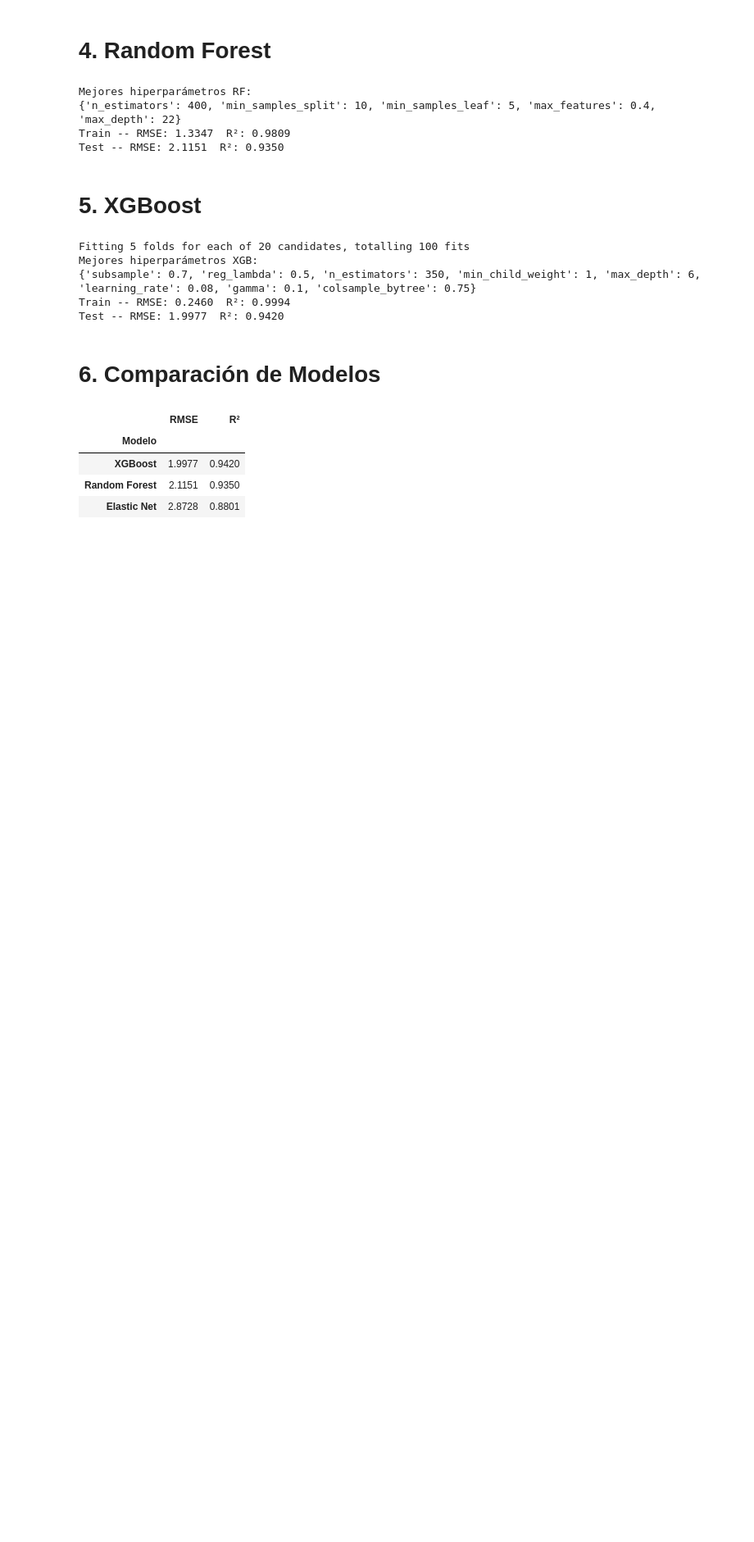
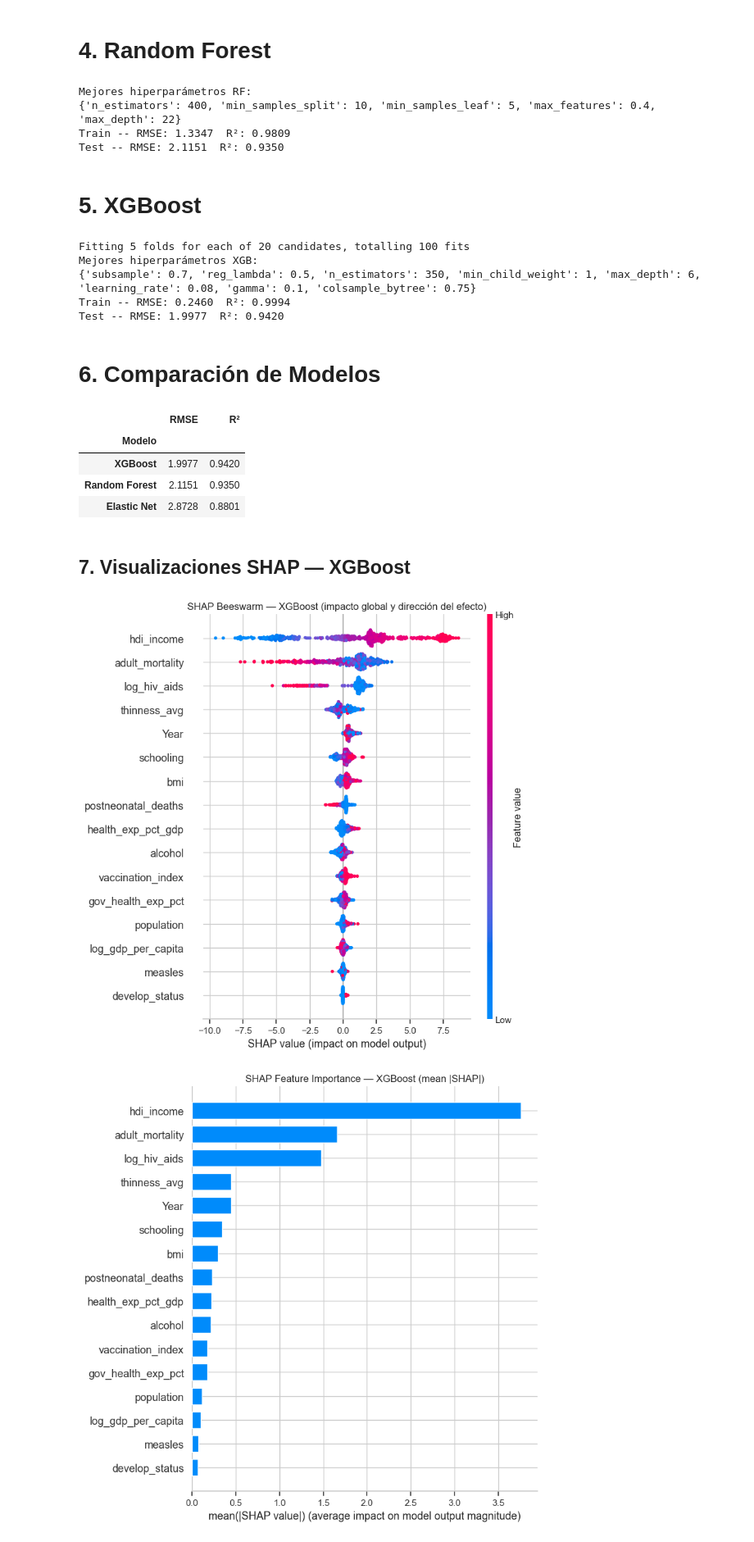
Before and after one commit to darc-17/Sandbox_HE2_DavidRodriguez, a Jupyter notebook: Taller 1/Punto 2. Regresión para Consultoría en Desarrollo Global/modelamiento_punto2.ipynb, the cells around one changed output. Shown at 82% size. Saved outputs shown, nothing was run; the diff lists cells and outputs as text; code cells hidden in the pictures; blank space fills up the shorter version.

Commit message:
Visualizaciones XGBoost

```diff
--- a/Taller 1/Punto 2. Regresión para Consultoría en Desarrollo Global/modelamiento_punto2.ipynb
+++ b/Taller 1/Punto 2. Regresión para Consultoría en Desarrollo Global/modelamiento_punto2.ipynb
@@ -222,3 +222,38 @@ display(comparacion.set_index("Modelo").sort_values("RMSE"))
 | XGBoost | 1.9977 | 0.9420 |
 | Random Forest | 2.1151 | 0.9350 |
 | Elastic Net | 2.8728 | 0.8801 |
+# %% [markdown]
+## 7. Visualizaciones SHAP — XGBoost
+# %%
+import shap
+
+# Submuestra para acelerar el cálculo
+n_shap   = min(1500, X_test.shape[0])
+idx_eval = np.random.RandomState(1999).choice(X_test.shape[0], size=n_shap, replace=False)
+X_eval   = X_test[idx_eval]
+
+explainer   = shap.TreeExplainer(xgb_model)
+shap_values = explainer.shap_values(X_eval)
+
+# XGBRegressor devuelve array 2-D directamente (no lista)
+if isinstance(shap_values, list):
+    shap_values = shap_values[0]
+
+# --- Beeswarm ---
+plt.figure(figsize=(12, 8))
+shap.summary_plot(shap_values, X_eval, feature_names=FEATURE_COLS, show=False)
+plt.title("SHAP Beeswarm — XGBoost (impacto global y dirección del efecto)")
+plt.tight_layout()
+plt.savefig("shap_beeswarm_xgb.png", dpi=150, bbox_inches="tight")
+plt.show()
+
+# --- Feature Importance (bar) ---
+plt.figure(figsize=(12, 8))
+shap.summary_plot(shap_values, X_eval, feature_names=FEATURE_COLS, plot_type="bar", show=False)
+plt.title("SHAP Feature Importance — XGBoost (mean |SHAP|)")
+plt.tight_layout()
+plt.savefig("shap_importance_xgb.png", dpi=150, bbox_inches="tight")
+plt.show()
+# %% [output]
+[figure, added]
+[figure, added]
```
Also changed, not shown: 2 other files.
